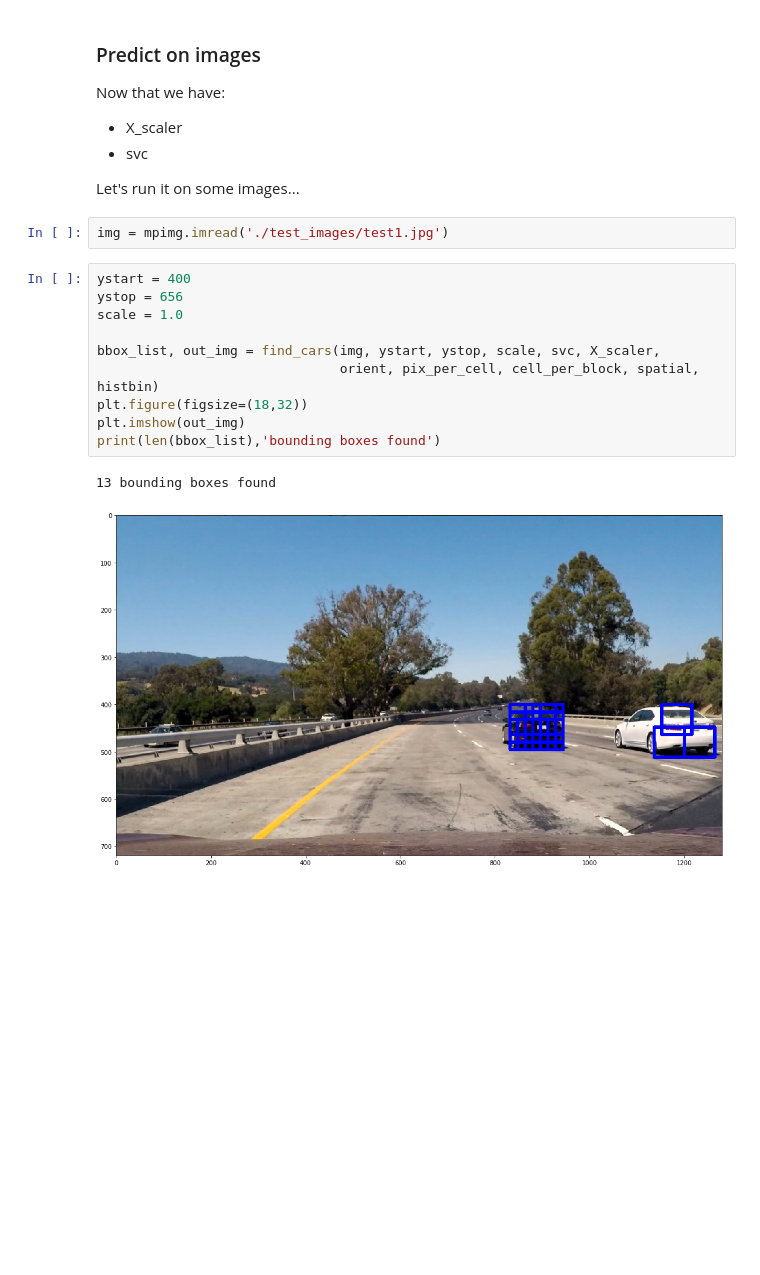
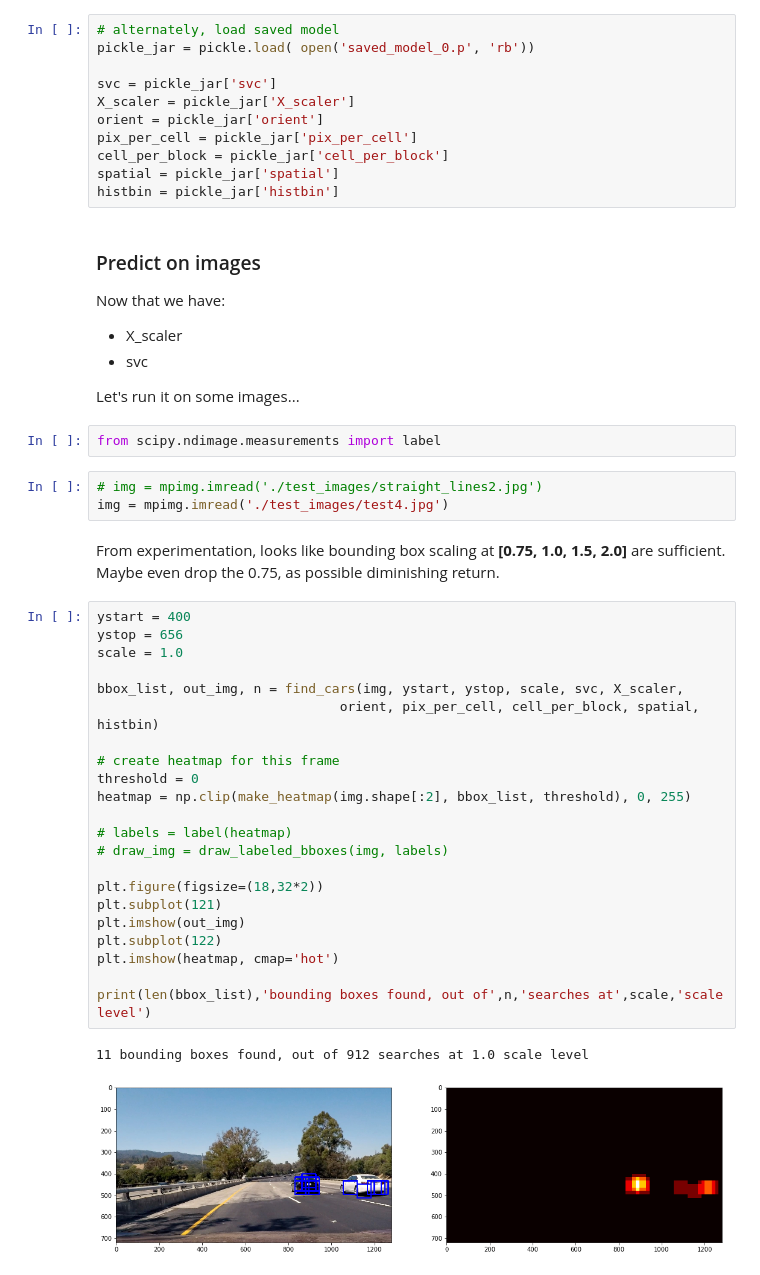
Before and after one commit to AeroGeekDean/CarND-Vehicle-Detection, a Jupyter notebook: P5-Scratchpad.ipynb, the cells around one changed output. Drawn from its saved outputs; the diff is of its cells as text; blank space fills up the shorter version.

```diff
--- a/P5-Scratchpad.ipynb
+++ b/P5-Scratchpad.ipynb
@@ -174,3 +148,14 @@ For these 10 labels:  [ 1.  0.  0.  0.  0.  0.  1.  1.  1.  0.]
+# %%
+# alternately, load saved model
+pickle_jar = pickle.load( open('saved_model_0.p', 'rb'))
+
+svc = pickle_jar['svc']
+X_scaler = pickle_jar['X_scaler']
+orient = pickle_jar['orient']
+pix_per_cell = pickle_jar['pix_per_cell']
+cell_per_block = pickle_jar['cell_per_block']
+spatial = pickle_jar['spatial']
+histbin = pickle_jar['histbin']
 # %% [markdown]
 ### Predict on images
 Now that we have:
@@ -178,21 +163,38 @@ Now that we have:
 - svc
 
 Let's run it on some images...
-# %%
-img = mpimg.imread('./test_images/test1.jpg')
+# %%
+from scipy.ndimage.measurements import label
+# %%
+# img = mpimg.imread('./test_images/straight_lines2.jpg')
+img = mpimg.imread('./test_images/test4.jpg')
+# %% [markdown]
+From experimentation, looks like bounding box scaling at **[0.75, 1.0, 1.5, 2.0]** are sufficient. Maybe even drop the 0.75, as possible diminishing return.
 # %%
 ystart = 400
 ystop = 656
 scale = 1.0
 
-bbox_list, out_img = find_cars(img, ystart, ystop, scale, svc, X_scaler,
+bbox_list, out_img, n = find_cars(img, ystart, ystop, scale, svc, X_scaler,
                                orient, pix_per_cell, cell_per_block, spatial, histbin)
-plt.figure(figsize=(18,32))
+
+# create heatmap for this frame
+threshold = 0
+heatmap = np.clip(make_heatmap(img.shape[:2], bbox_list, threshold), 0, 255)
+
+# labels = label(heatmap)
+# draw_img = draw_labeled_bboxes(img, labels)
+
+plt.figure(figsize=(18,32*2))
+plt.subplot(121)
 plt.imshow(out_img)
-print(len(bbox_list),'bounding boxes found')
+plt.subplot(122)
+plt.imshow(heatmap, cmap='hot')
+
+print(len(bbox_list),'bounding boxes found, out of',n,'searches at',scale,'scale level')
 # %% [output]
-13 bounding boxes found
+11 bounding boxes found, out of 912 searches at 1.0 scale level
-[figure, old version]
+[figure, new version]
 # %%
 ystart = 400
 ystop = 656
```
Also changed, not shown: parts of 30 cells of this notebook, 1 other file.
